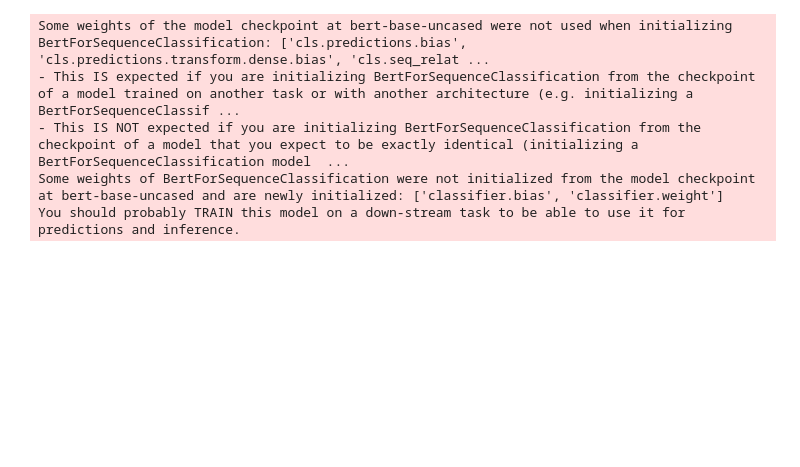
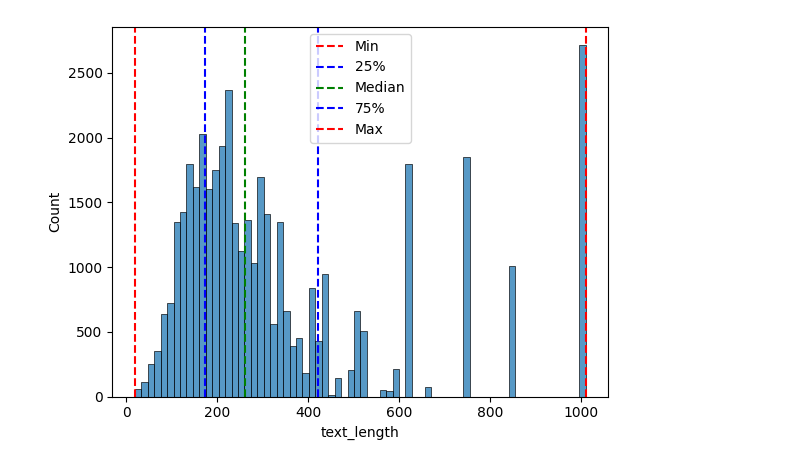
Before and after one commit to phanben110/IIR_SemEval-2013-task-9, a Jupyter notebook: IIR_Preprocessing/Training_Model_BERT.ipynb, the cells around one changed output. Drawn from its saved outputs; the diff is of its cells as text; code cells hidden in the pictures; blank space fills up the shorter version.

```diff
--- a/IIR_Preprocessing/Training_Model_BERT.ipynb
+++ b/IIR_Preprocessing/Training_Model_BERT.ipynb
@@ -15,0 +43,18 @@ tokenizer = BertTokenizer.from_pretrained('bert-base-uncased')
+# %%
+path_data_train = "save_results/train_dataset.csv"
+path_data_test = "save_results/test_dataset.csv"
+data_train = pd.read_csv(path_data_train, sep=',', encoding='utf-8')
+test_df = pd.read_csv(path_data_test, sep=',', encoding='utf-8')
+le = LabelEncoder()
+class_mapping = {
+    'false': 0,
+    'effect': 1,
+    'mechanism': 2,
+    'advise': 3,
+    'int': 4
+}
+# Fit and transform the 'pair type' column using the custom mapping
+data_train['pair type'] = le.fit_transform(data_train['pair type'].map(class_mapping))
+test_df['pair type'] = le.fit_transform(test_df['pair type'].map(class_mapping))
+# Split the data into training and validation sets
+train_df, val_df = train_test_split(data_train, test_size=0.1, random_state=42)
@@ -15,0 +82,4 @@ tokenizer = BertTokenizer.from_pretrained('bert-base-uncased')
+# %%
+train_df['text_length'] = train_df['Full Sentence'].apply(len)
+summary = train_df['text_length'].describe()
+summary
@@ -16,3 +100,13 @@ tokenizer = BertTokenizer.from_pretrained('bert-base-uncased')
+# %%
+sns.histplot(data=train_df, x='text_length')
+plt.axvline(summary['min'], color='r', linestyle='--', label='Min')
+plt.axvline(summary['25%'], color='b', linestyle='--', label='25%')
+plt.axvline(summary['50%'], color='g', linestyle='--', label='Median')
+plt.axvline(summary['75%'], color='b', linestyle='--', label='75%')
+plt.axvline(summary['max'], color='r', linestyle='--', label='Max')
+plt.legend();
+# %% [output]
+[figure, added]
 # %%
 # Tokenize and encode the sentences
 class MyDataset(Dataset):
@@ -81,14 +146,0 @@ test_loader = DataLoader(test_dataset, batch_size=8, shuffle=False, collate_fn=c
-# %%
-
-model = BertForSequenceClassification.from_pretrained('bert-base-uncased', num_labels=len(le.classes_))
-
-# Set up training parameters
-optimizer = AdamW(model.parameters(), lr=1e-5)
-num_epochs = 1
-best_val_accuracy = 0.0  # Variable to store the best validation accuracy
-# %% [output]
-Some weights of the model checkpoint at bert-base-uncased were not used when initializing BertForSequenceClassification: ['cls.predictions.bias', 'cls.predictions.transform.dense.bias', 'cls.seq_relat ...
-- This IS expected if you are initializing BertForSequenceClassification from the checkpoint of a model trained on another task or with another architecture (e.g. initializing a BertForSequenceClassif ...
-- This IS NOT expected if you are initializing BertForSequenceClassification from the checkpoint of a model that you expect to be exactly identical (initializing a BertForSequenceClassification model  ...
-Some weights of BertForSequenceClassification were not initialized from the model checkpoint at bert-base-uncased and are newly initialized: ['classifier.bias', 'classifier.weight']
-You should probably TRAIN this model on a down-stream task to be able to use it for predictions and inference.
```
Also changed, not shown: parts of 32 cells of this notebook, 3 other files.
